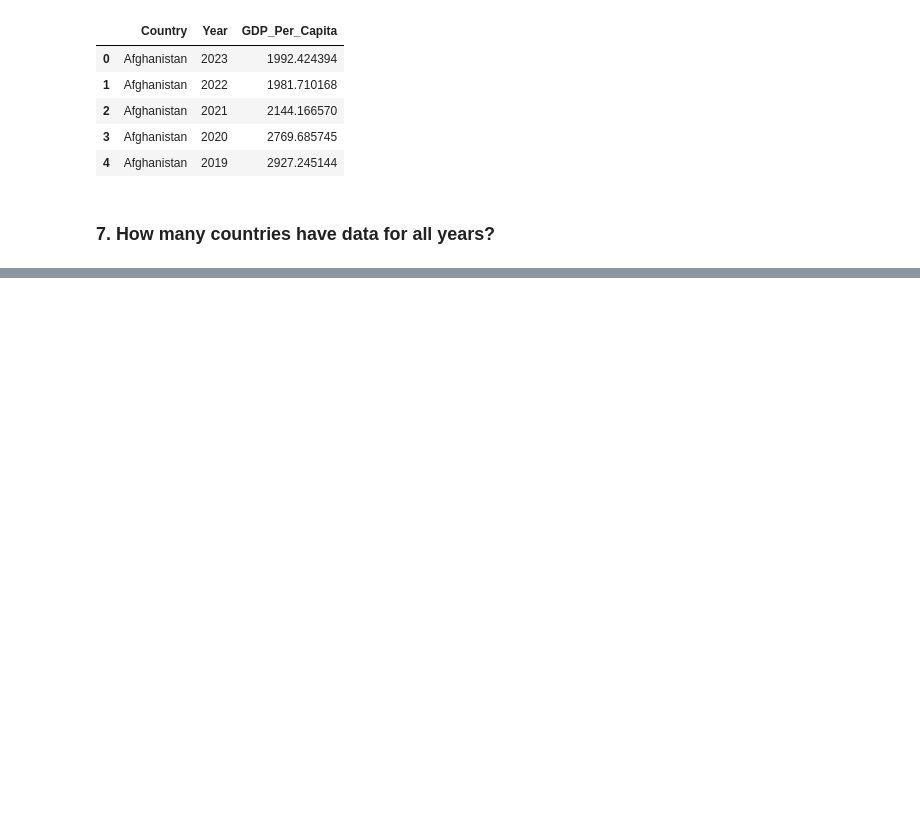
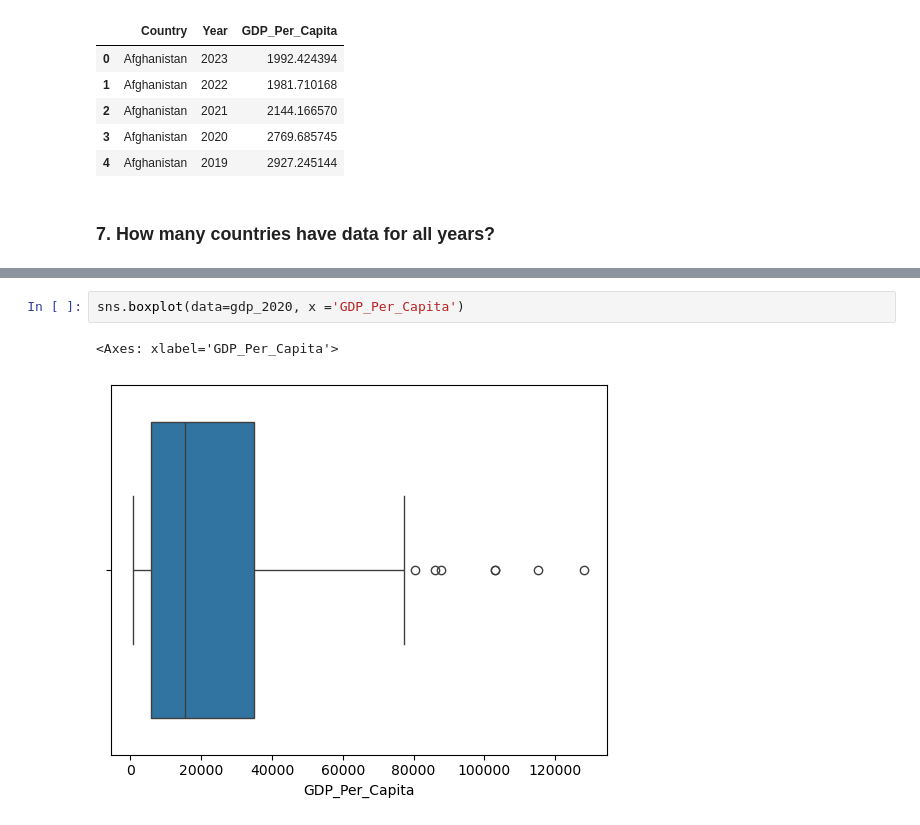
Before and after one commit to NSS-Full-Time-Data-Analytics-16/un-project-dzapata915, a Jupyter notebook: notebooks/un_project.ipynb, the cells around one changed output, grey strips where cells are left out. Drawn from its saved outputs; the diff is of its cells as text; blank space fills up the shorter version.

```diff
--- a/notebooks/un_project.ipynb
+++ b/notebooks/un_project.ipynb
@@ -103,0 +243,5 @@ memory usage: 192.8+ KB
+# %%
+sns.boxplot(data=gdp_2020, x ='GDP_Per_Capita')
+# %% [output]
+<Axes: xlabel='GDP_Per_Capita'>
+[figure, added]
```
Also changed, not shown: parts of 32 cells of this notebook.
